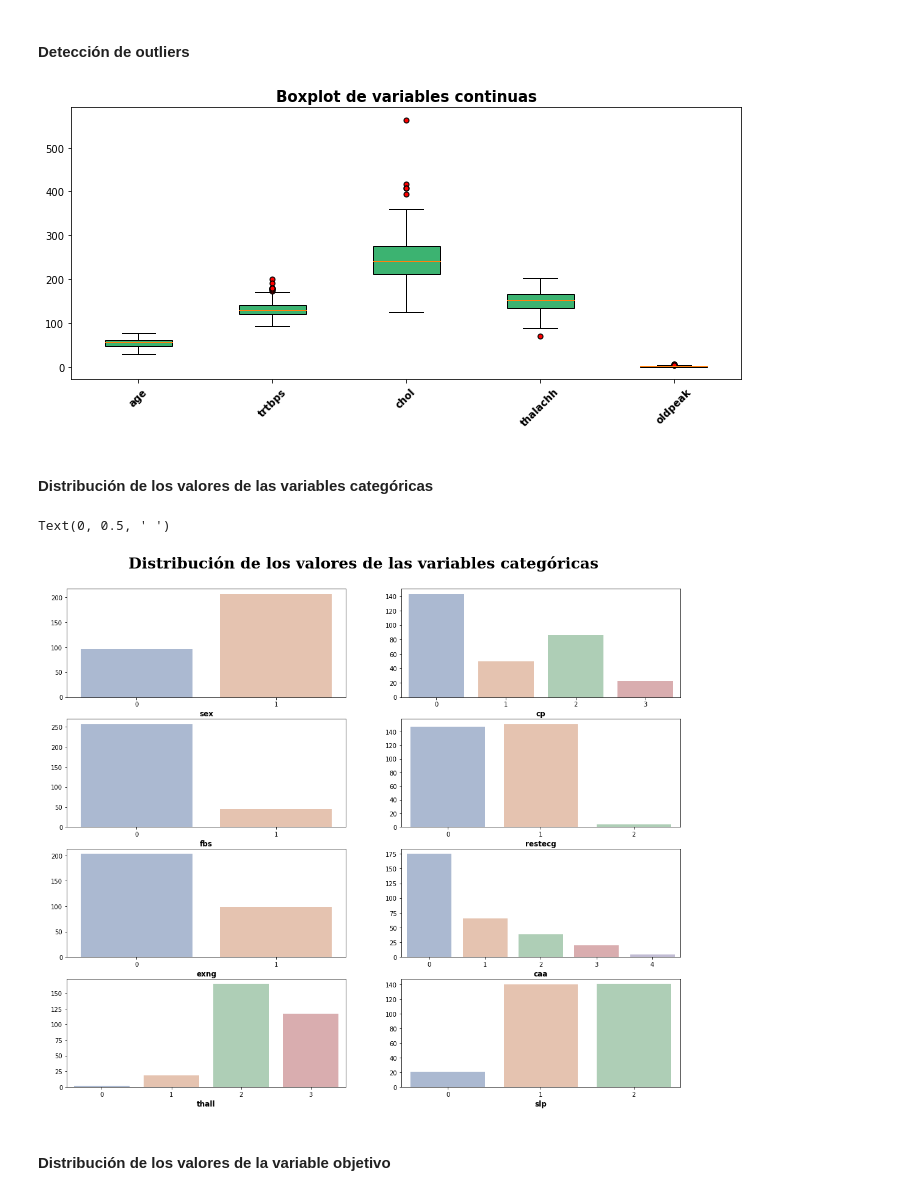
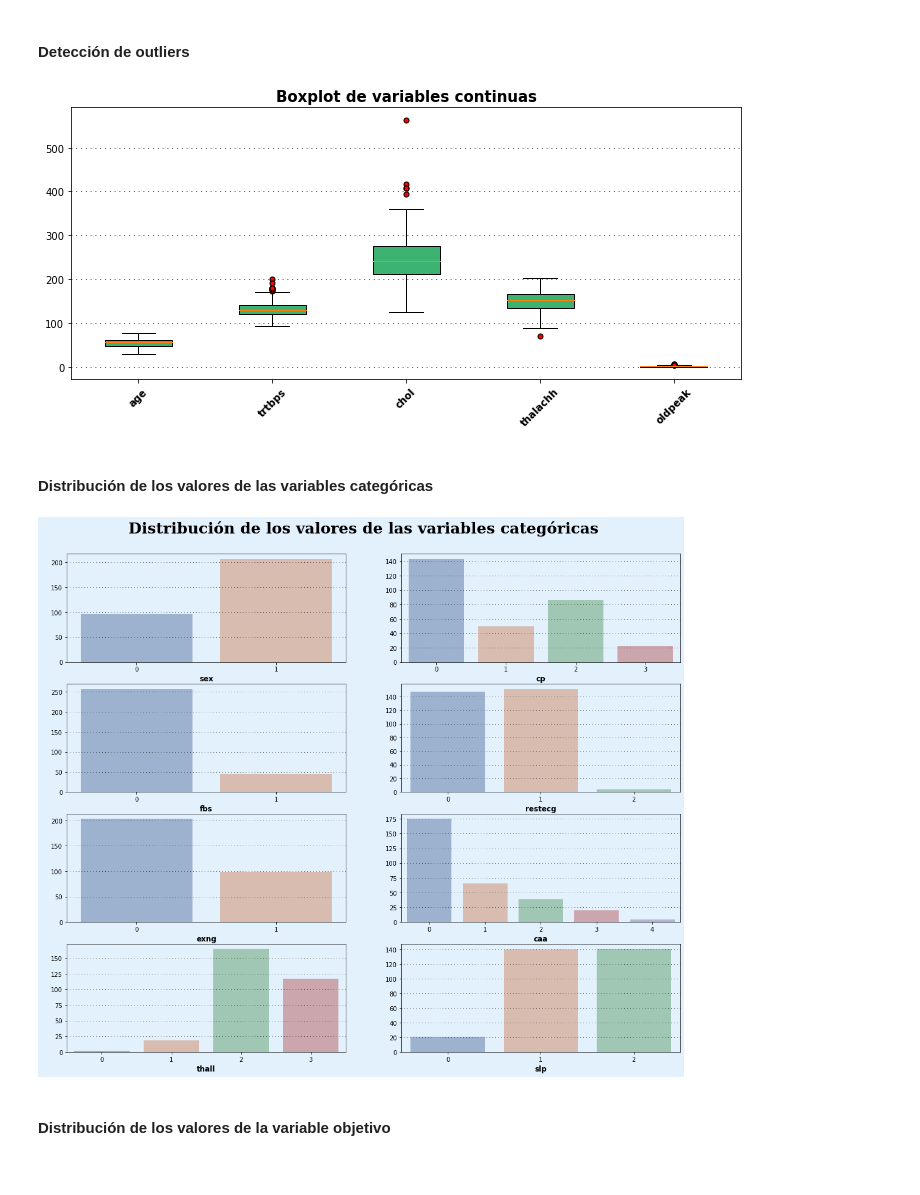
Before and after one commit to jaimesz11/Ataques_al_corazon-Clasificacion_y_analisis, a Jupyter notebook: Notebook/Notebook.ipynb, the cells around one changed output. Cells and saved outputs as stored; diff of their text form; code cells hidden in the pictures.

```diff
--- a/Notebook/Notebook.ipynb
+++ b/Notebook/Notebook.ipynb
@@ -11,7 +23,7 @@ import matplotlib.pyplot as plt
 #### Importación de datos e impresión de los cinco primeros registros
 # %%
 # Después de pd.read_csv introducir el enlace correspondiente en raw.
-df = pd.read_csv("https://raw.githubusercontent.com/jaimesz11/Ataques_al_corazon-Predicciones_y_analisis/main/Datos/heart.csv?token=ARVDOLLOAM7ZXBXJJRMQDTDAWIWKQ")
+df = pd.read_csv("https://raw.githubusercontent.com/jaimesz11/Ataques_al_corazon-Predicciones_y_analisis/main/Datos/heart.csv?token=ARVDOLKDUA4A6TWL5EHK77DAWJJQW")
 df.head()
 # %% [output]
 |  | age | sex | cp | trtbps | chol | fbs | restecg | thalachh | exng | oldpeak | slp | ... |
@@ -161,10 +173,11 @@ ax.set_xticklabels(var_continuas,
                   rotation = 45,
                   fontweight = 'bold',
                   fontsize = '10')
+ax.grid(color='#000000', linestyle=':', axis='y', zorder=0,  dashes=(1,5))
 
 plt.show()
 # %% [output]
-[figure, old version]
+[figure, new version]
 # %% [markdown]
 #### Distribución de los valores de las variables categóricas
 # %%
@@ -175,37 +188,55 @@ fig.suptitle('Distribución de los valores de las variables categóricas', fontw
 ax0 = sns.countplot(x = var_categoricas[0], data = df, palette = 'deep', alpha=.5, linewidth=0, ax = axs[0, 0])
 ax0.set_xlabel(var_categoricas[0], fontweight = 'bold', fontsize = 12)
 ax0.set_ylabel(" ")
+ax0.grid(color='#000000', linestyle=':', axis='y', zorder=0,  dashes=(1,5))
 
 ax1 = sns.countplot(x = var_categoricas[1], data = df, palette = 'deep', alpha=.5, linewidth=0, ax = axs[0, 1])
 ax1.set_xlabel(var_categoricas[1], fontweight = 'bold', fontsize = 12)
 ax1.set_ylabel(" ")
+ax1.grid(color='#000000', linestyle=':', axis='y', zorder=0,  dashes=(1,5))
 
 ax2 = sns.countplot(x = var_categoricas[2], data = df, palette = 'deep', alpha=.5, linewidth=0, ax = axs[1, 0])
 ax2.set_xlabel(var_categoricas[2], fontweight = 'bold', fontsize = 12)
 ax2.set_ylabel(" ")
+ax2.grid(color='#000000', linestyle=':', axis='y', zorder=0,  dashes=(1,5))
 
 ax3 = sns.countplot(x = var_categoricas[3], data = df, palette = 'deep', alpha=.5, linewidth=0, ax = axs[1, 1])
 ax3.set_xlabel(var_categoricas[3], fontweight = 'bold', fontsize = 12)
 ax3.set_ylabel(" ")
+ax3.grid(color='#000000', linestyle=':', axis='y', zorder=0,  dashes=(1,5))
 
 ax4 = sns.countplot(x = var_categoricas[4], data = df, palette = 'deep', alpha=.5, linewidth=0, ax = axs[2, 0])
 ax4.set_xlabel(var_categoricas[4], fontweight = 'bold', fontsize = 12)
 ax4.set_ylabel(" ")
+ax4.grid(color='#000000', linestyle=':', axis='y', zorder=0,  dashes=(1,5))
 
 ax5 = sns.countplot(x = var_categoricas[5], data = df, palette = 'deep', alpha=.5, linewidth=0, ax = axs[2, 1])
 ax5.set_xlabel(var_categoricas[5], fontweight = 'bold', fontsize = 12)
 ax5.set_ylabel(" ")
+ax5.grid(color='#000000', linestyle=':', axis='y', zorder=0,  dashes=(1,5))
 
 ax6 = sns.countplot(x = var_categoricas[6], data = df, palette = 'deep', alpha=.5, linewidth=0, ax = axs[3, 0])
 ax6.set_xlabel(var_categoricas[6], fontweight = 'bold', fontsize = 12)
 ax6.set_ylabel(" ")
+ax6.grid(color='#000000', linestyle=':', axis='y', zorder=0,  dashes=(1,5))
 
 ax7 = sns.countplot(x = var_categoricas[7], data = df, palette = 'deep', alpha=.5, linewidth=0, ax = axs[3, 1])
 ax7.set_xlabel(var_categoricas[7], fontweight = 'bold', fontsize = 12)
 ax7.set_ylabel(" ")
+ax7.grid(color='#000000', linestyle=':', axis='y', zorder=0,  dashes=(1,5))
+
+background_color = "#e3f1fc"
+fig.patch.set_facecolor(background_color)
+ax0.set_facecolor(background_color)
+ax1.set_facecolor(background_color)
+ax2.set_facecolor(background_color)
+ax3.set_facecolor(background_color)
+ax4.set_facecolor(background_color)
+ax5.set_facecolor(background_color)
+ax6.set_facecolor(background_color)
+ax7.set_facecolor(background_color)
 # %% [output]
-Text(0, 0.5, ' ')
-[figure, old version]
+[figure, new version]
 # %% [markdown]
 #### Distribución de los valores de la variable objetivo
 # %%
```
Also changed, not shown: parts of 11 cells of this notebook.
